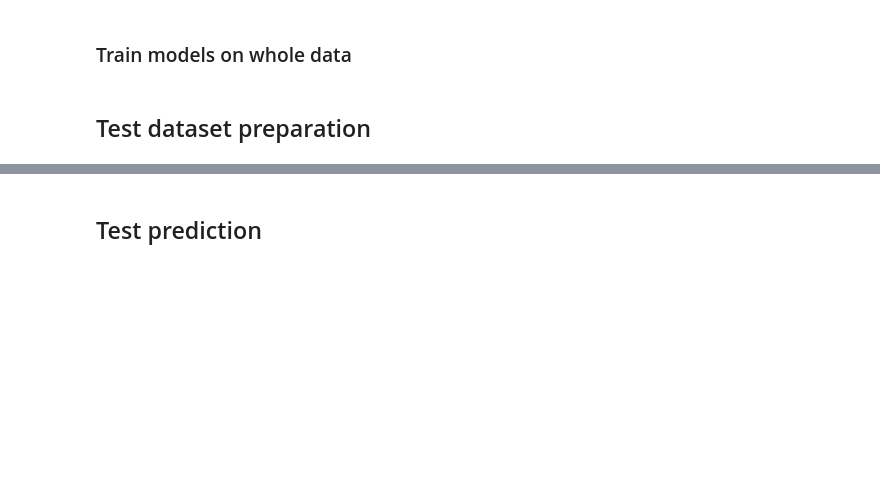
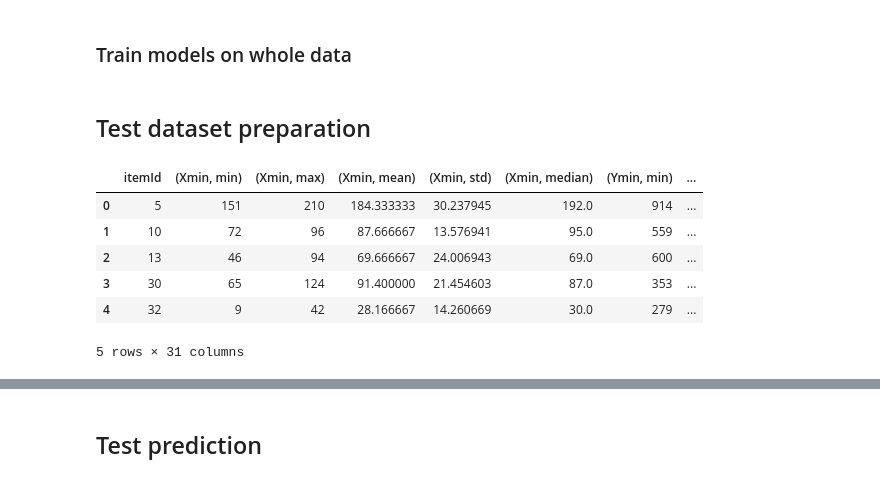
Before and after one commit to Dmitry513/BootCamp_Moderator, a Jupyter notebook: Min_max.ipynb, the cells around one changed output, grey strips where cells are left out. Drawn from its saved outputs; the diff is of its cells as text; code cells hidden in the pictures; blank space fills up the shorter version.

```diff
--- a/Min_max.ipynb
+++ b/Min_max.ipynb
@@ -179,0 +205,10 @@ X_test.to_csv('../Submits/submit5.csv', header=False, index=False)
+# %%
+X_pred.head()
+# %% [output]
+|  | itemId | (Xmin, min) | (Xmin, max) | (Xmin, mean) | (Xmin, std) | (Xmin, median) | (Ymin, min) | ... |
+| 0 | 5 | 151 | 210 | 184.333333 | 30.237945 | 192.0 | 914 | ... |
+| 1 | 10 | 72 | 96 | 87.666667 | 13.576941 | 95.0 | 559 | ... |
+| 2 | 13 | 46 | 94 | 69.666667 | 24.006943 | 69.0 | 600 | ... |
+| 3 | 30 | 65 | 124 | 91.400000 | 21.454603 | 87.0 | 353 | ... |
+| 4 | 32 | 9 | 42 | 28.166667 | 14.260669 | 30.0 | 279 | ... |
+5 rows × 31 columns
```
Also changed, not shown: parts of 11 cells of this notebook, 1 other file.
